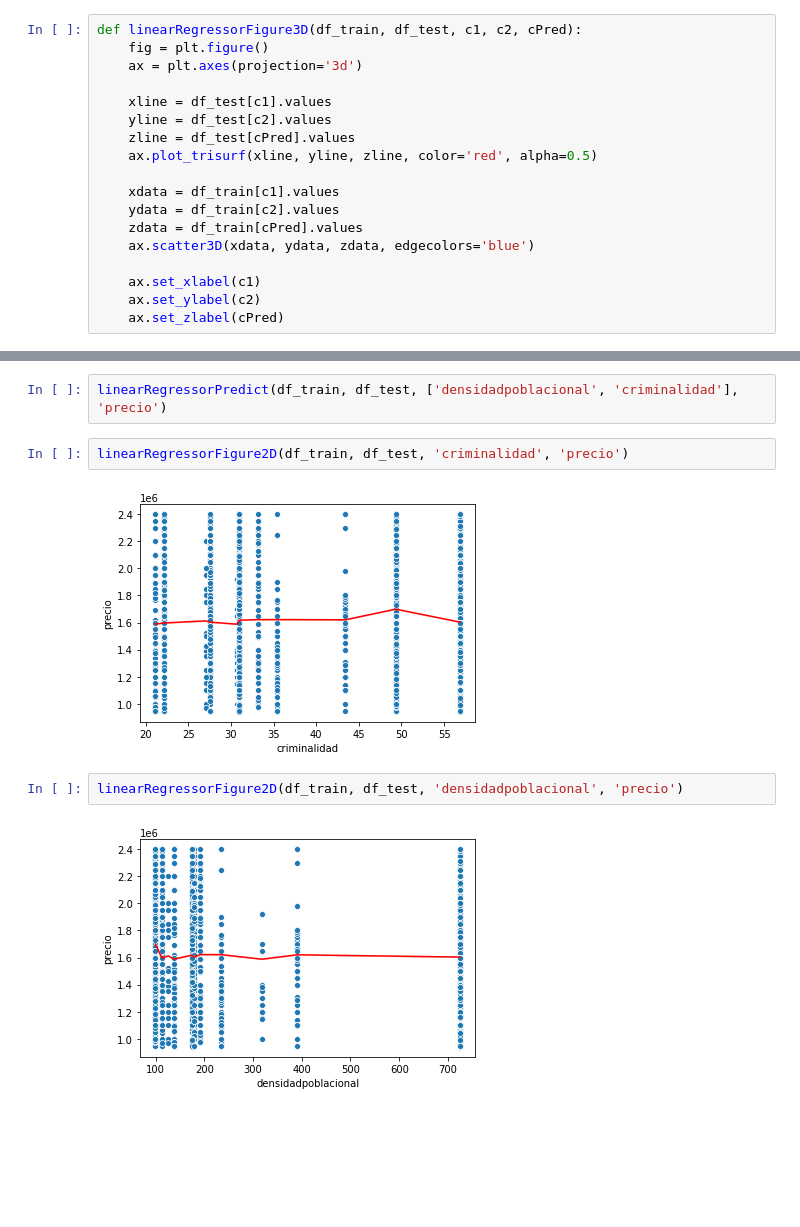
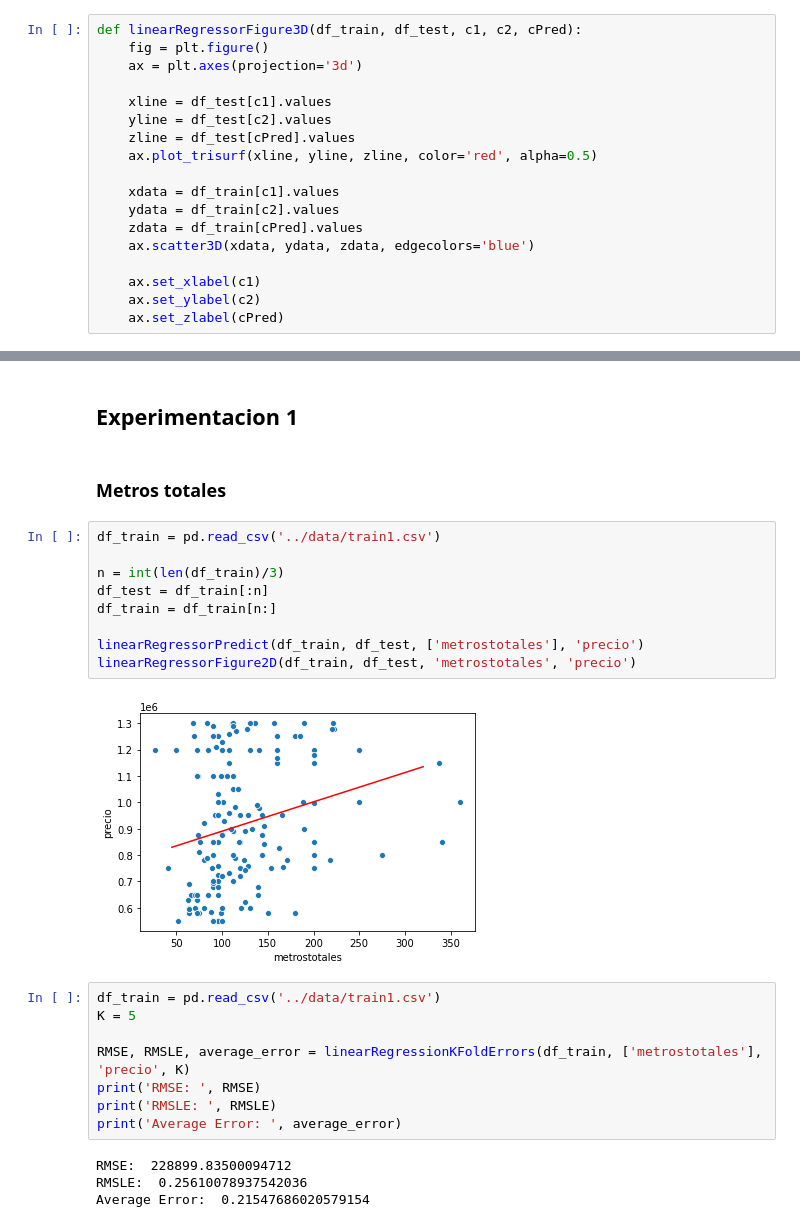
Before and after one commit to brianarrondo/metnum-tp3, a Jupyter notebook: notebooks/Experimentacion.ipynb, the cells around one changed output, grey strips where cells are left out. Saved outputs shown, nothing was run; the diff lists cells and outputs as text; blank space fills up the shorter version.

```diff
--- a/notebooks/Experimentacion.ipynb
+++ b/notebooks/Experimentacion.ipynb
@@ -447,10 +168,27 @@ df_train = df_train[n:]
-# %%
-linearRegressorPredict(df_train, df_test, ['densidadpoblacional', 'criminalidad'], 'precio')
-# %%
-linearRegressorFigure2D(df_train, df_test, 'criminalidad', 'precio')
-# %% [output]
-[figure, removed]
-# %%
-linearRegressorFigure2D(df_train, df_test, 'densidadpoblacional', 'precio')
-# %% [output]
-[figure, removed]
+# %% [markdown]
+## Experimentacion 1
+# %% [markdown]
+### Metros totales
+# %%
+df_train = pd.read_csv('../data/train1.csv')
+
+n = int(len(df_train)/3)
+df_test = df_train[:n]
+df_train = df_train[n:]
+
+linearRegressorPredict(df_train, df_test, ['metrostotales'], 'precio')
+linearRegressorFigure2D(df_train, df_test, 'metrostotales', 'precio')
+# %% [output]
+[figure, added]
+# %%
+df_train = pd.read_csv('../data/train1.csv')
+K = 5
+
+RMSE, RMSLE, average_error = linearRegressionKFoldErrors(df_train, ['metrostotales'], 'precio', K)
+print('RMSE: ', RMSE)
+print('RMSLE: ', RMSLE)
+print('Average Error: ', average_error)
+# %% [output]
+RMSE:  228899.83500094712
+RMSLE:  0.25610078937542036
+Average Error:  0.21547686020579154
```
Also changed, not shown: parts of 120 cells of this notebook, 1 other file.
